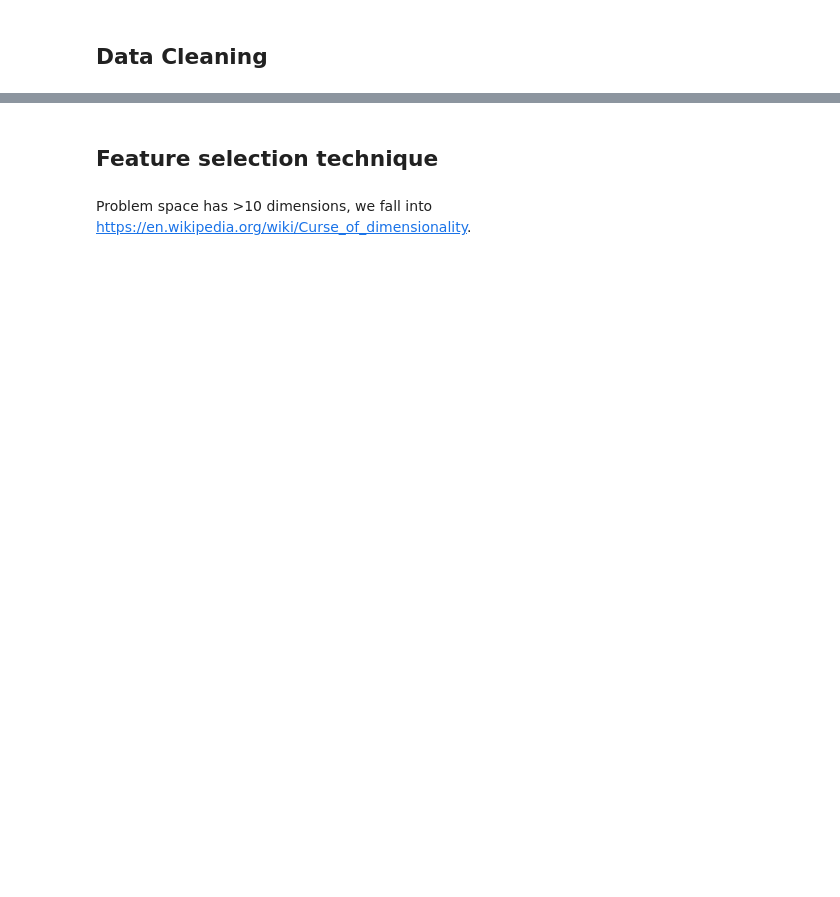
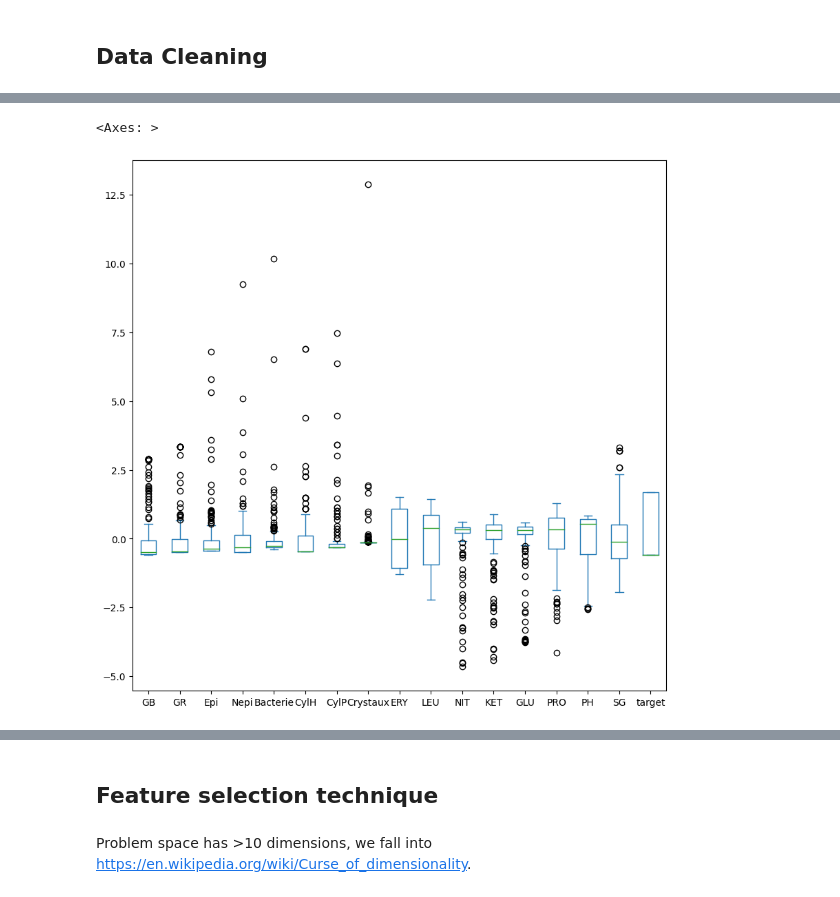
Before and after one commit to Toucan4Life/MicroBioGrowth, a Jupyter notebook: Solver.ipynb, the cells around one changed output, grey strips where cells are left out. Drawn from its saved outputs; the diff is of its cells as text; code cells hidden in the pictures; blank space fills up the shorter version.

```diff
--- a/Solver.ipynb
+++ b/Solver.ipynb
@@ -75,0 +74,5 @@ We got 181 rows and 52 columns
+# %%
+pd.DataFrame(preprocessing.scale(features),columns = features.columns).plot.box(figsize=(10,10))
+# %% [output]
+<Axes: >
+[figure, added]
```
Also changed, not shown: parts of 25 cells of this notebook, 1 other file.
